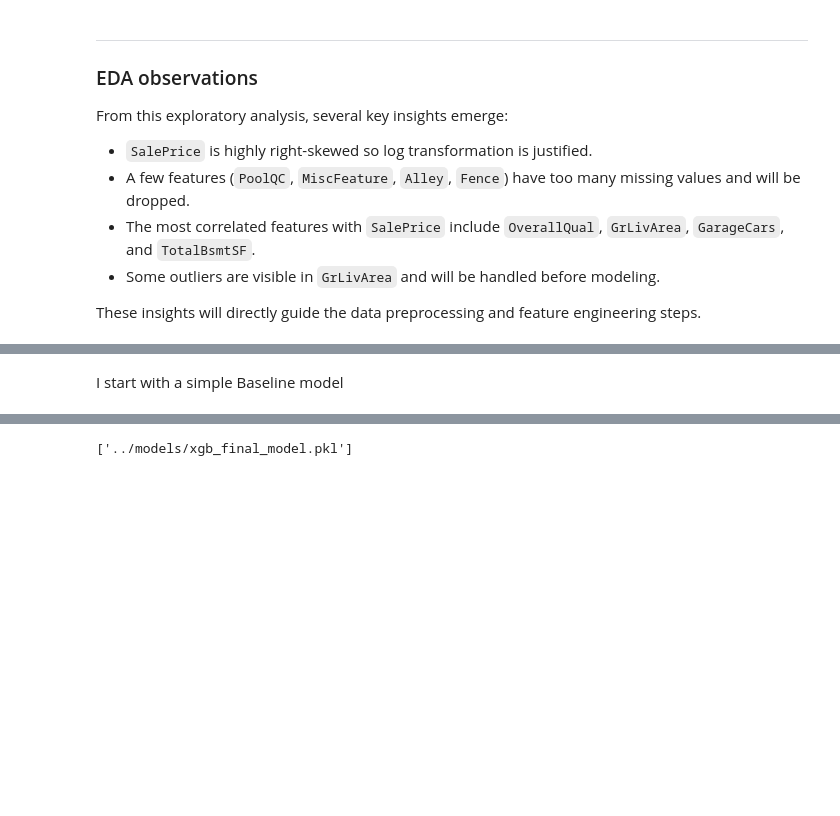
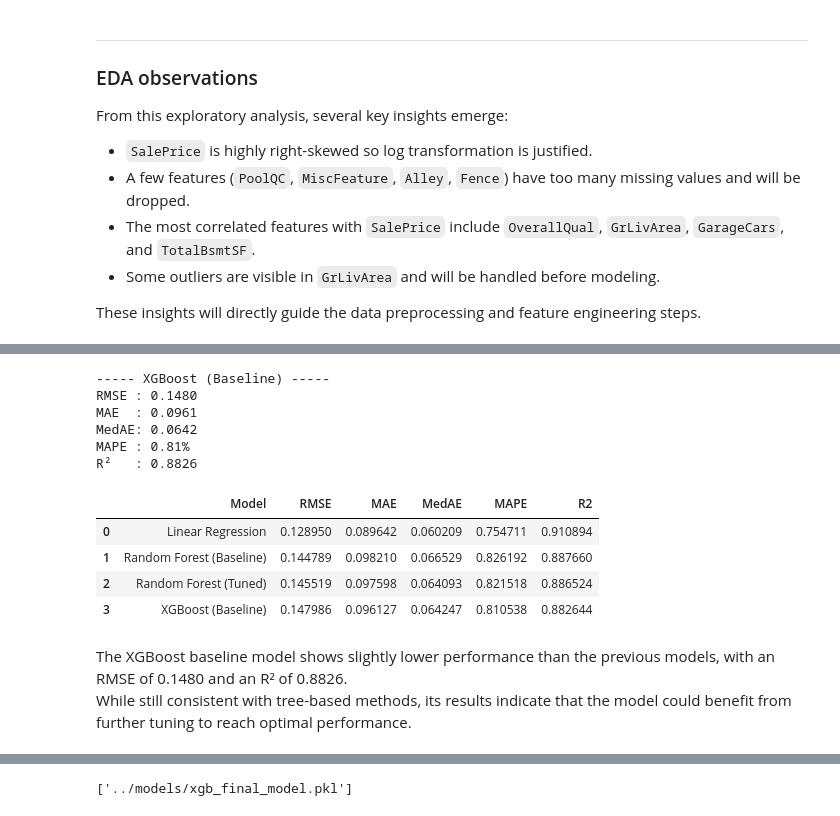
Before and after one commit to Gael926/ML_Project_HousePrices, a Jupyter notebook: notebooks/house_prices_regression.ipynb, the cells around one changed output, grey strips where cells are left out. Drawn from its saved outputs; the diff is of its cells as text; code cells hidden in the pictures; blank space fills up the shorter version.

```diff
--- a/notebooks/house_prices_regression.ipynb
+++ b/notebooks/house_prices_regression.ipynb
@@ -255,0 +291,6 @@ preprocess = ColumnTransformer(
+# %%
+X_train, X_test, y_train, y_test = train_test_split(
+    X, y, test_size=0.2, random_state=RANDOM_STATE
+)
+
+print(X_train.shape, X_test.shape)
@@ -343,19 +342,15 @@ I evaluate it with two key metrics:
 # %%
-baseline_RF = make_pipeline(
+rf_baseline = make_pipeline(
     preprocess,
-    RandomForestClassifier(
-        n_estimators=100,
-        class_weight="balanced",
+    RandomForestRegressor(
+        n_estimators=200,
         random_state=RANDOM_STATE,
         n_jobs=-1
     )
 )
 
-baseline_RF.fit(X_train, y_train)
+rf_baseline.fit(X_train, y_train)
+y_pred_rf = rf_baseline.predict(X_test)
 
-y_pred_RF = baseline_RF.predict(X_test)
-y_proba_RF = baseline_RF.predict_proba(X_test)[:, 1]
-
-print(f"Baseline RF ROC-AUC: {round(roc_auc_score(y_test, y_proba_RF), 4)}")
-print(f"Baseline RF Recall : {round(recall_score(y_test, y_pred_RF), 4)}")
+rf_results = evaluate_regression(y_test, y_pred_rf, "Random Forest (Baseline)")
 # %% [output]
@@ -486,13 +437,37 @@ To handle class imbalance (as fraud is a minority class), I split the training s
 # %%
 import xgboost as xgb
-from xgboost import XGBClassifier
+from xgboost import XGBRegressor
 
-X_tr, X_val, y_tr, y_val = train_test_split(X_train, y_train, test_size=0.15, stratify=y_train, random_state=RANDOM_STATE)
+xgb_baseline = make_pipeline(
+    preprocess,
+    XGBRegressor(
+        random_state=RANDOM_STATE,
+        n_estimators=200,
+        learning_rate=0.1,
+        n_jobs=-1
+    )
+)
+xgb_baseline.fit(X_train, y_train)
+y_pred_xgb_baseline = xgb_baseline.predict(X_test)
 
-# I handle class imbalance (fraud = minority class)
-pos = (y_train == 1).sum()
-neg = (y_train == 0).sum()
-scale_pos = neg / pos
+xgb_baseline_results = evaluate_regression(y_test, y_pred_xgb_baseline, "XGBoost (Baseline)")
+
+results_df = pd.concat([results_df, pd.DataFrame([xgb_baseline_results])], ignore_index=True)
+results_df = results_df.drop_duplicates(subset="Model", keep="last").reset_index(drop=True)
+results_df
+# %% [output]
+----- XGBoost (Baseline) -----
+RMSE : 0.1480
+MAE  : 0.0961
+MedAE: 0.0642
+MAPE : 0.81%
+R²   : 0.8826
+|  | Model | RMSE | MAE | MedAE | MAPE | R2 |
+| 0 | Linear Regression | 0.128950 | 0.089642 | 0.060209 | 0.754711 | 0.910894 |
+| 1 | Random Forest (Baseline) | 0.144789 | 0.098210 | 0.066529 | 0.826192 | 0.887660 |
+| 2 | Random Forest (Tuned) | 0.145519 | 0.097598 | 0.064093 | 0.821518 | 0.886524 |
+| 3 | XGBoost (Baseline) | 0.147986 | 0.096127 | 0.064247 | 0.810538 | 0.882644 |
 # %% [markdown]
-I start with a simple Baseline model
+The XGBoost baseline model shows slightly lower performance than the previous models, with an RMSE of 0.1480 and an R² of 0.8826.
+While still consistent with tree-based methods, its results indicate that the model could benefit from further tuning to reach optimal performance.
 # %%
```
Also changed, not shown: parts of 35 cells of this notebook, 2 other files.
